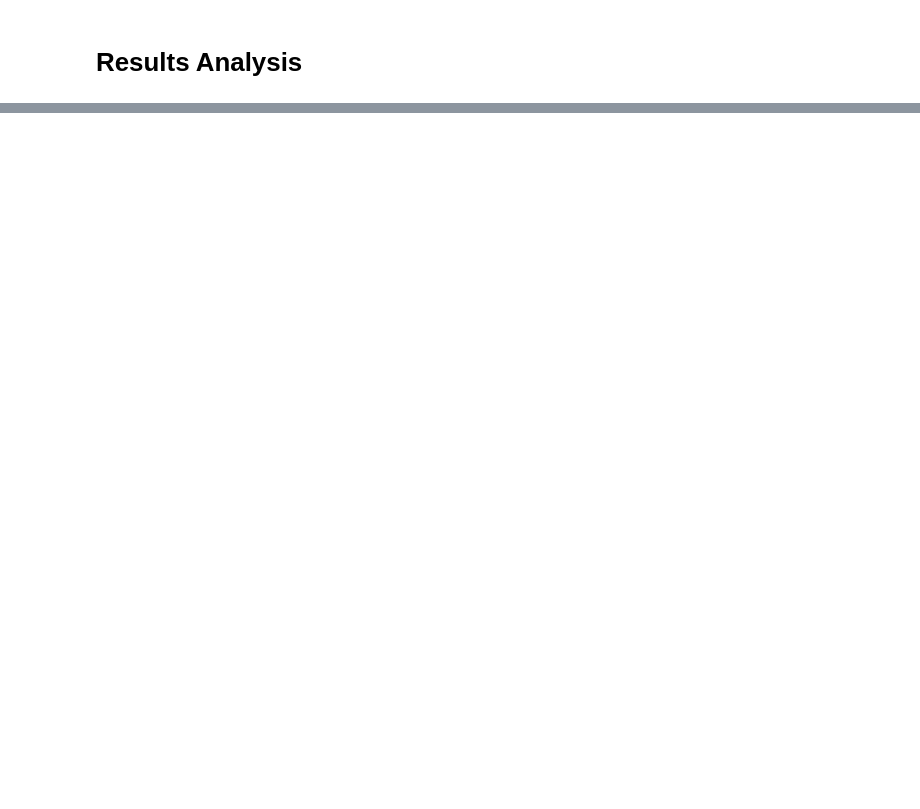
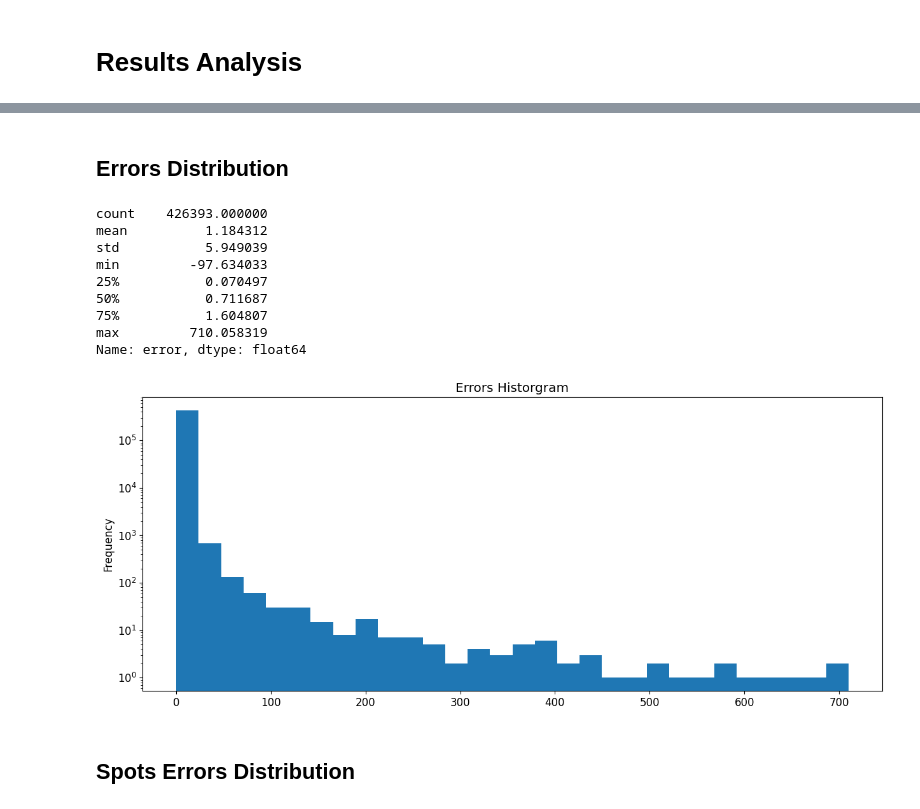
Before and after one commit to GuyAttia/MSC-Final-Project-ST, a Jupyter notebook: notebooks/NMF.ipynb, the cells around one changed output, grey strips where cells are left out. Saved outputs shown, nothing was run; the diff lists cells and outputs as text; code cells hidden in the pictures; blank space fills up the shorter version.

```diff
--- a/notebooks/NMF.ipynb
+++ b/notebooks/NMF.ipynb
@@ -42,7 +45,7 @@ Using device: cuda
 # %% [markdown]
 # Load Data
 # %%
-min_counts = 10
+min_counts = 500
 min_cells = 177
 apply_log = False
 batch_size = 128
@@ -111,7 +139,7 @@ KeyboardInterrupt:
 test_loss, df_test_preds = tester.test(
     model=model,
     criterion=criterion,
-    dl_test=dl_test_exp,
+    dl_test=dl_test,
     device=device
 )
 print(f'Test loss = {test_loss}')
@@ -118,2 +148,11 @@ print(f'Test loss = {test_loss}')
 # %% [markdown]
 # Results Analysis
+# %%
+df_test_preds['y_fixed'] = np.exp(df_test_preds['y'])
+df_test_preds['y_pred_fixed'] = np.exp(df_test_preds['y_pred'])
+
+y_col = 'y'
+y_pred_col = 'y_pred'
+
+df_test_preds['error'] = df_test_preds[y_col] - df_test_preds[y_pred_col]
+df_test_preds.head()
@@ -119,0 +166,17 @@ print(f'Test loss = {test_loss}')
+# %% [markdown]
+## Errors Distribution
+# %%
+error_distribution(df_test_preds)
+# %% [output]
+count    426393.000000
+mean          1.184312
+std           5.949039
+min         -97.634033
+25%           0.070497
+50%           0.711687
+75%           1.604807
+max         710.058319
+Name: error, dtype: float64
+[figure, added]
+# %% [markdown]
+## Spots Errors Distribution
```
Also changed, not shown: parts of 12 cells of this notebook, 8 other files.
